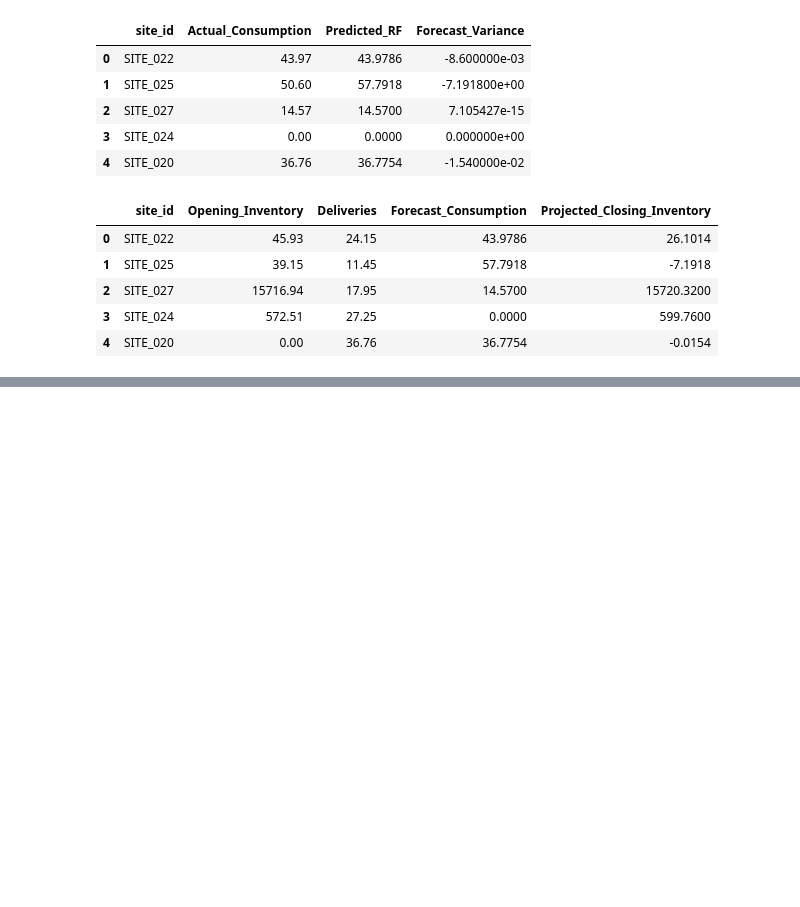
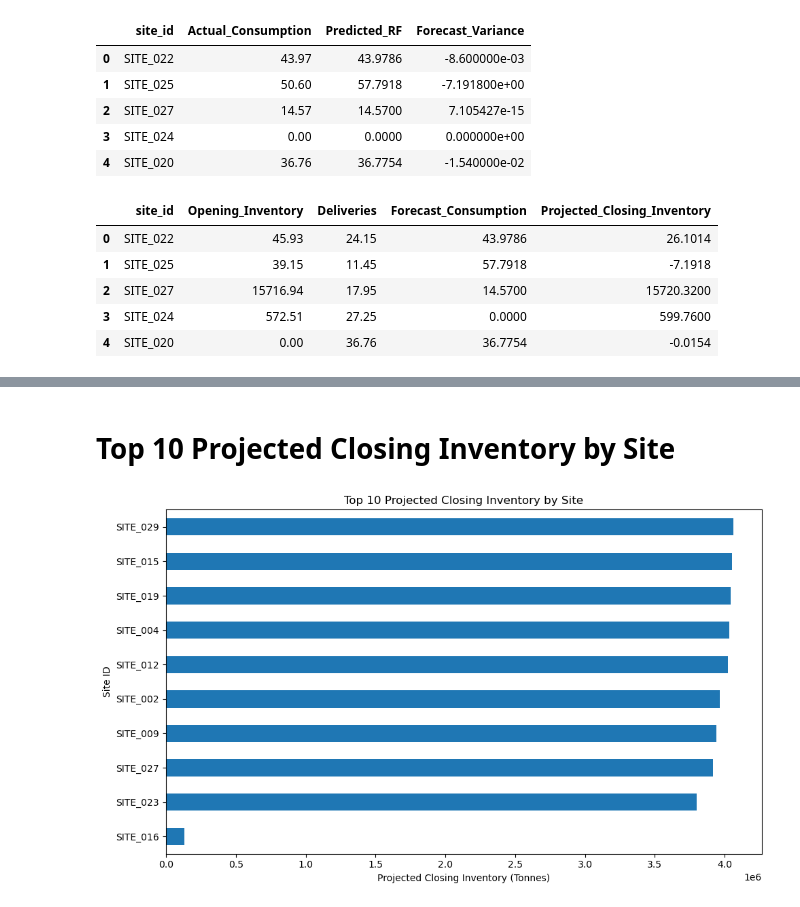
Before and after one commit to felixo260/cement-demand-forecasting, a Jupyter notebook: notebooks/eda_model.ipynb, the cells around one changed output, grey strips where cells are left out. Drawn from its saved outputs; the diff is of its cells as text; code cells hidden in the pictures; blank space fills up the shorter version.

```diff
--- a/notebooks/eda_model.ipynb
+++ b/notebooks/eda_model.ipynb
@@ -1037,0 +1143,22 @@ Site-level files exported successfully.
+# %% [markdown]
+# Top 10 Projected Closing Inventory by Site
+# %%
+
+top_inventory = (
+    inventory_site.groupby("site_id")["Projected_Closing_Inventory"]
+    .sum()
+    .sort_values(ascending=False)
+    .head(10)
+    .sort_values()
+)
+
+plt.figure(figsize=(10, 6))
+top_inventory.plot(kind="barh")
+plt.title("Top 10 Projected Closing Inventory by Site")
+plt.xlabel("Projected Closing Inventory (Tonnes)")
+plt.ylabel("Site ID")
+plt.tight_layout()
+plt.savefig("../outputs/site_level_charts/top10_projected_closing_inventory_by_site.png", dpi=300)
+plt.show()
+# %% [output]
+[figure, added]
```
Also changed, not shown: parts of 16 cells of this notebook, 3 other files.
